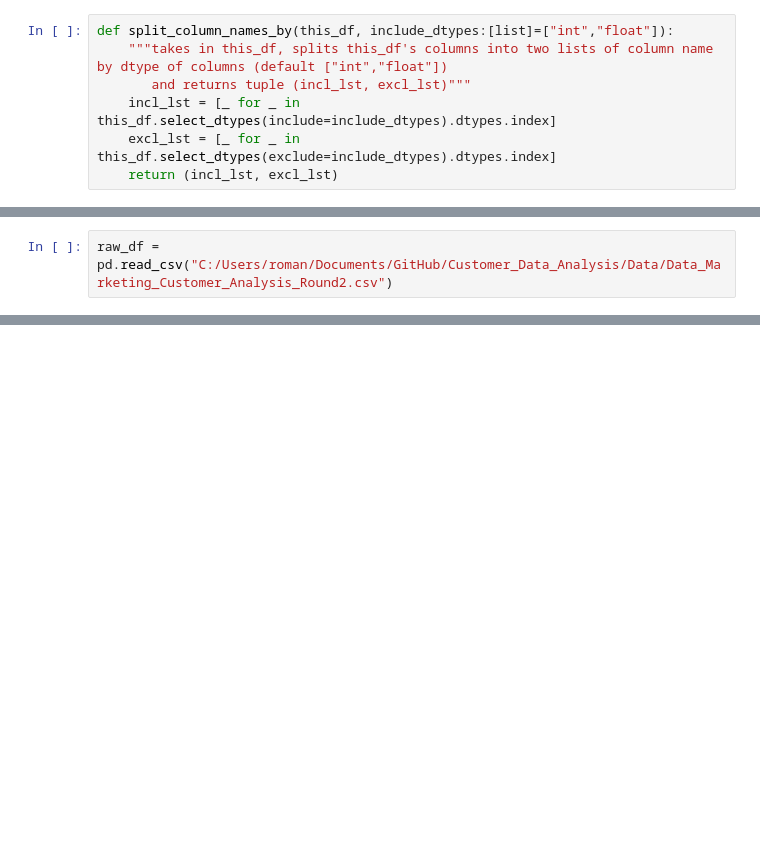
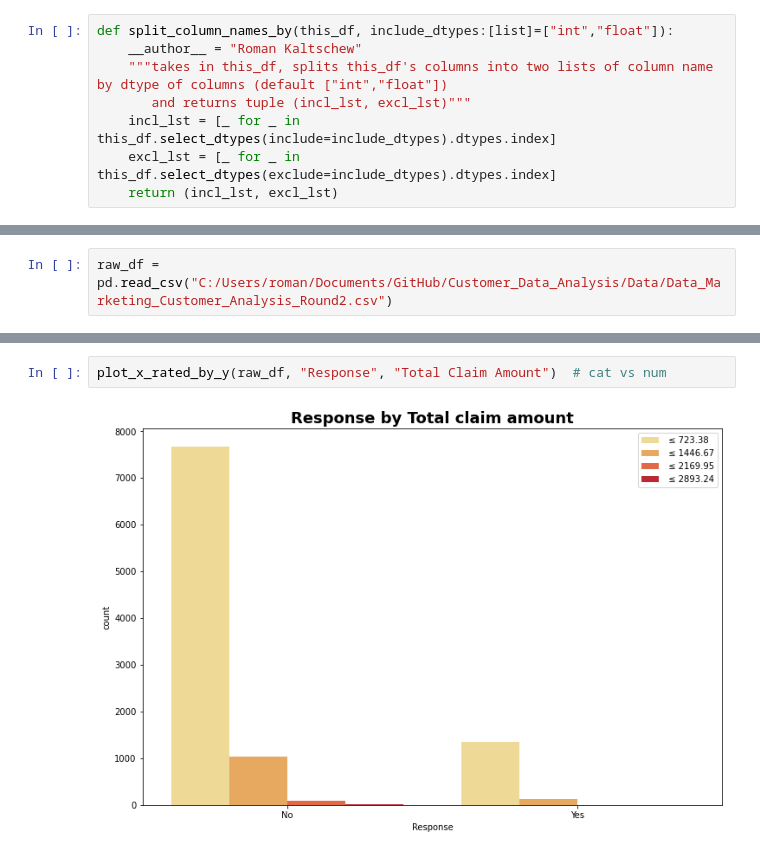
Before and after one commit to Romes-Kalt/Customer_Data_Analysis, a Jupyter notebook: plot_redone.ipynb, the cells around one changed output, grey strips where cells are left out. Saved outputs shown, nothing was run; the diff lists cells and outputs as text; blank space fills up the shorter version.

```diff
--- a/plot_redone.ipynb
+++ b/plot_redone.ipynb
@@ -15,6 +16,7 @@ def split_df_by(this_df, include_dtypes:[list]=["int","float"]):
     return (this_df[incl_lst], this_df[excl_lst])
 # %%
 def split_column_names_by(this_df, include_dtypes:[list]=["int","float"]):
+    __author__ = "Roman Kaltschew"
     """takes in this_df, splits this_df's columns into two lists of column name by dtype of columns (default ["int","float"])
        and returns tuple (incl_lst, excl_lst)"""
     incl_lst = [_ for _ in this_df.select_dtypes(include=include_dtypes).dtypes.index]
@@ -91,0 +72,4 @@ raw_df = pd.read_csv("C:/Users/roman/Documents/GitHub/Customer_Data_Analysis/Dat
+# %%
+plot_x_rated_by_y(raw_df, "Response", "Total Claim Amount")  # cat vs num
+# %% [output]
+[figure, added]
```
Also changed, not shown: parts of 7 cells of this notebook.
